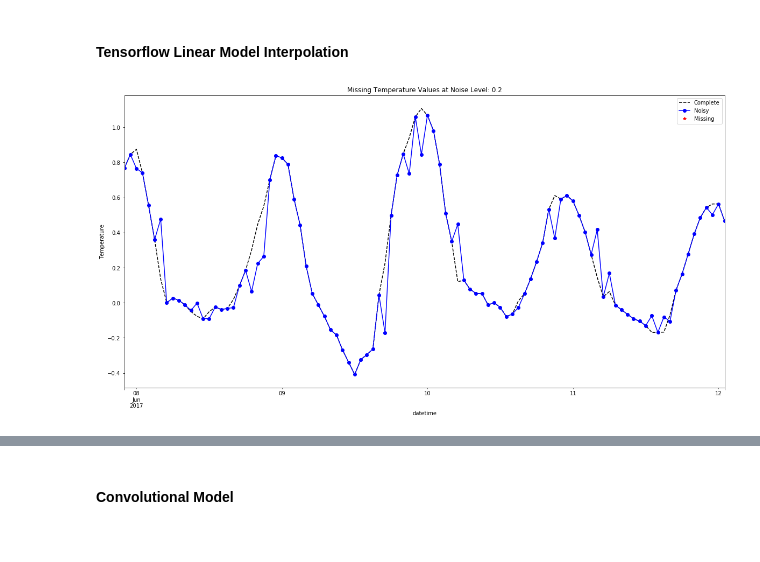
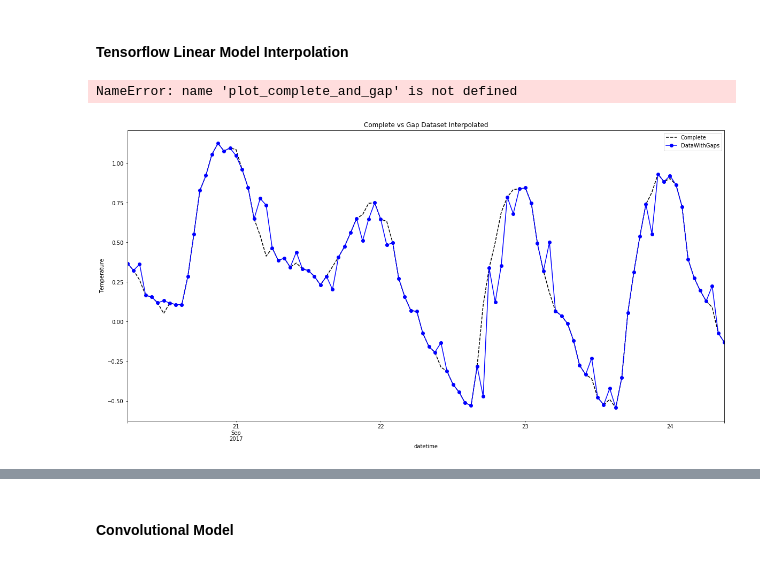
Before and after one commit to franticOreo/WeatherInterpolation, a Jupyter notebook: WeatherDataInterpolation.ipynb, the cells around one changed output, grey strips where cells are left out. Drawn from its saved outputs; the diff is of its cells as text; code cells hidden in the pictures.

```diff
--- a/WeatherDataInterpolation.ipynb
+++ b/WeatherDataInterpolation.ipynb
@@ -312,11 +320,13 @@ def model_interpolate(model, window, noisy_test_df, window_size=WINDOW_SIZE,
 # %% [markdown]
 #### Tensorflow Linear Model Interpolation
 # %%
-interp_linear = model_interpolate(linear, single_window, noisy_test_df)
-
-plot_noisy_series(test_df[RESPONSE_VAR], interp_linear)
+interp_linear = model_interpolate(linear, single_window, gap_test_df)
 # %% [output]
-[figure, removed]
+NameError: name 'plot_complete_and_gap' is not defined
+# %%
+plot_complete_and_gaps(test_df[RESPONSE_VAR], interp_linear)
+# %% [output]
+[figure, added]
 # %%
 def score_interpolation(interpolated_array, test_array, metric=mean_squared_error):
     return metric(test_array, interpolated_array)
```
Also changed, not shown: parts of 36 cells of this notebook, 1 other file.
